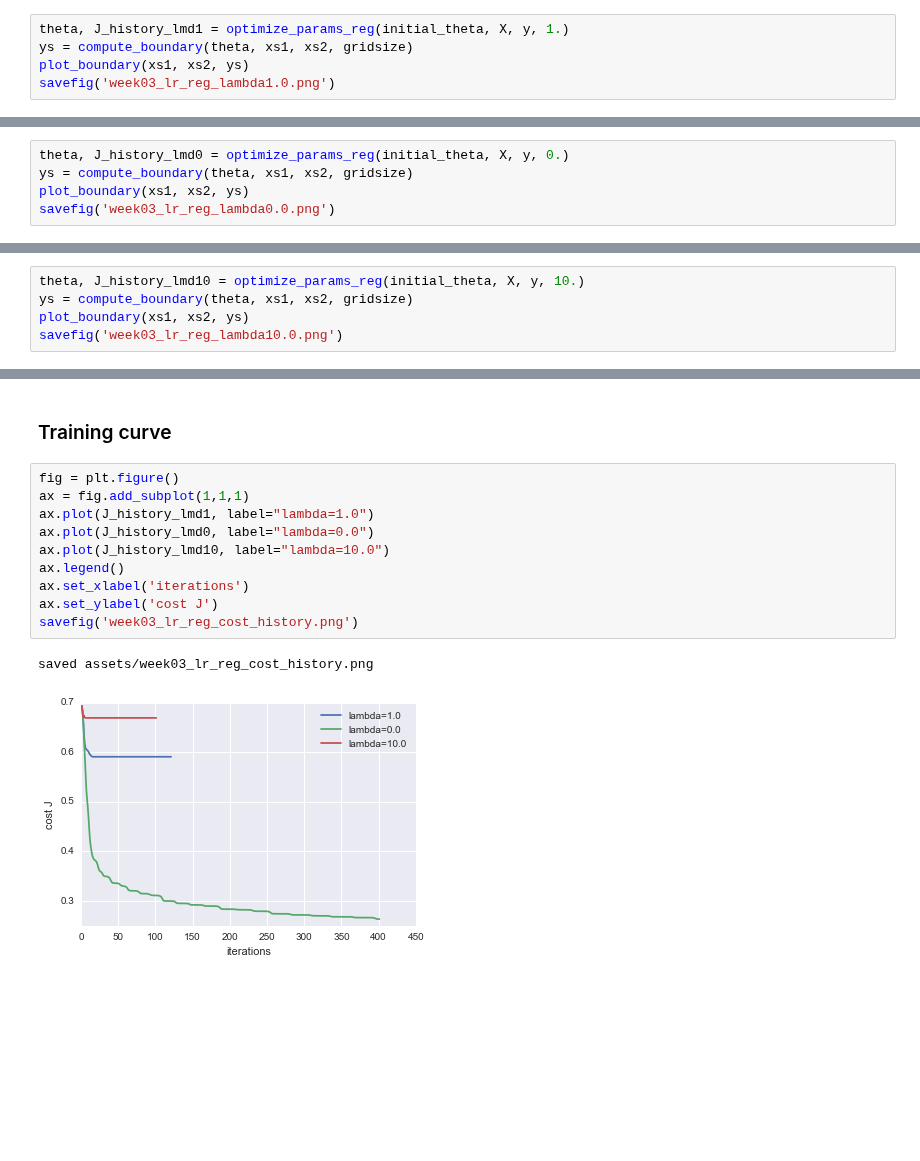
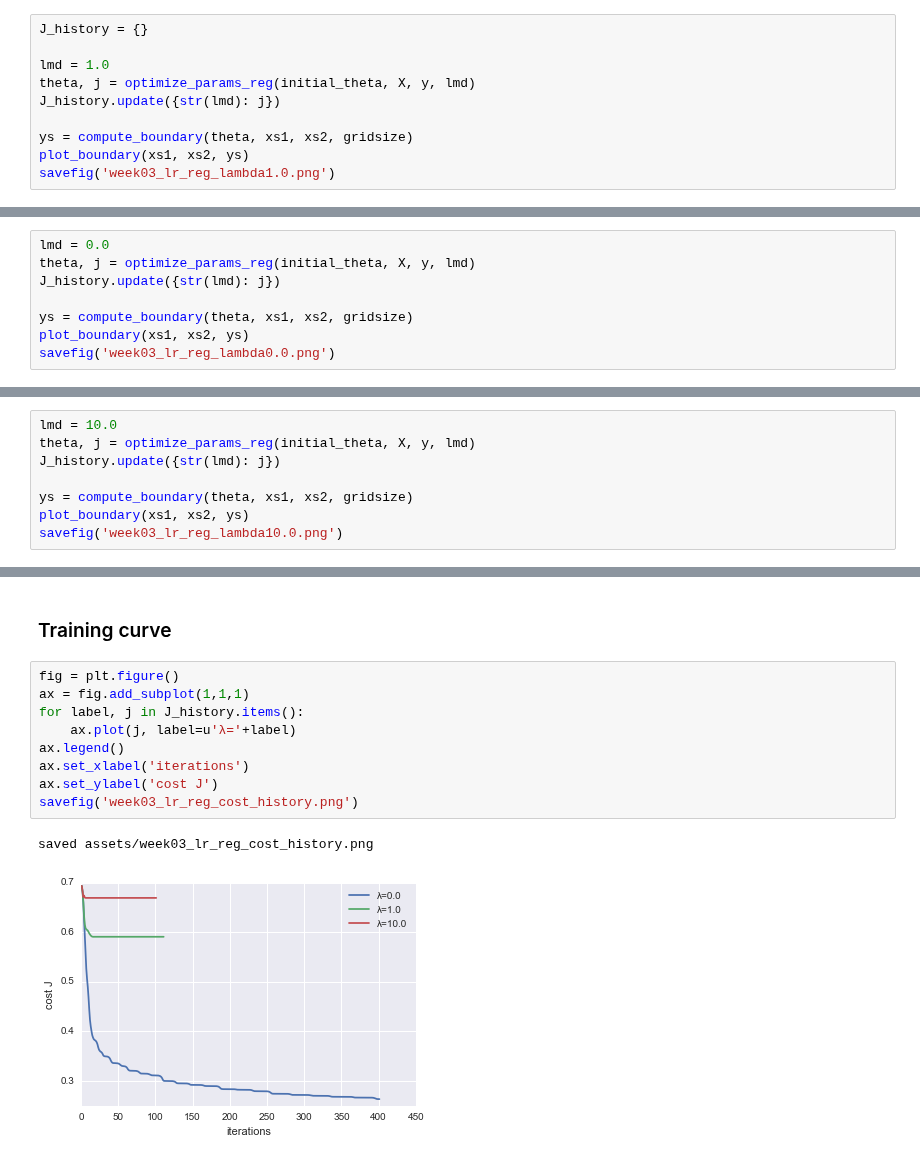
Before and after one commit to uents/coursera-ml, a Jupyter notebook: week03/logistic_regression_regularized.ipynb, the cells around one changed output, grey strips where cells are left out. Cells and saved outputs as stored; diff of their text form; blank space fills up the shorter version.

```diff
--- a/week03/logistic_regression_regularized.ipynb
+++ b/week03/logistic_regression_regularized.ipynb
@@ -122,7 +120,12 @@ def plot_boundary(xs1, xs2, ys):
 # %% [markdown]
 ### labmda = 1.0
 # %%
-theta, J_history_lmd1 = optimize_params_reg(initial_theta, X, y, 1.)
+J_history = {}
+
+lmd = 1.0
+theta, j = optimize_params_reg(initial_theta, X, y, lmd)
+J_history.update({str(lmd): j})
+
 ys = compute_boundary(theta, xs1, xs2, gridsize)
 plot_boundary(xs1, xs2, ys)
 savefig('week03_lr_reg_lambda1.0.png')
@@ -137,7 +140,10 @@ compute_train_accuracy(ypreds, y)
 # %% [markdown]
 ### labmda = 0.0 (Overfitting)
 # %%
-theta, J_history_lmd0 = optimize_params_reg(initial_theta, X, y, 0.)
+lmd = 0.0
+theta, j = optimize_params_reg(initial_theta, X, y, lmd)
+J_history.update({str(lmd): j})
+
 ys = compute_boundary(theta, xs1, xs2, gridsize)
 plot_boundary(xs1, xs2, ys)
 savefig('week03_lr_reg_lambda0.0.png')
@@ -152,7 +158,10 @@ compute_train_accuracy(ypreds, y)
 # %% [markdown]
 ### lambda = 10.0 (Underfitting)
 # %%
-theta, J_history_lmd10 = optimize_params_reg(initial_theta, X, y, 10.)
+lmd = 10.0
+theta, j = optimize_params_reg(initial_theta, X, y, lmd)
+J_history.update({str(lmd): j})
+
 ys = compute_boundary(theta, xs1, xs2, gridsize)
 plot_boundary(xs1, xs2, ys)
 savefig('week03_lr_reg_lambda10.0.png')
@@ -169,13 +178,12 @@ compute_train_accuracy(ypreds, y)
 # %%
 fig = plt.figure()
 ax = fig.add_subplot(1,1,1)
-ax.plot(J_history_lmd1, label="lambda=1.0")
-ax.plot(J_history_lmd0, label="lambda=0.0")
-ax.plot(J_history_lmd10, label="lambda=10.0")
+for label, j in J_history.items():
+    ax.plot(j, label=u'λ='+label)
 ax.legend()
 ax.set_xlabel('iterations')
 ax.set_ylabel('cost J')
 savefig('week03_lr_reg_cost_history.png')
 # %% [output]
 saved assets/week03_lr_reg_cost_history.png
-[figure, old version]
+[figure, new version]
```
Also changed, not shown: parts of 2 cells of this notebook, 3 other files.
